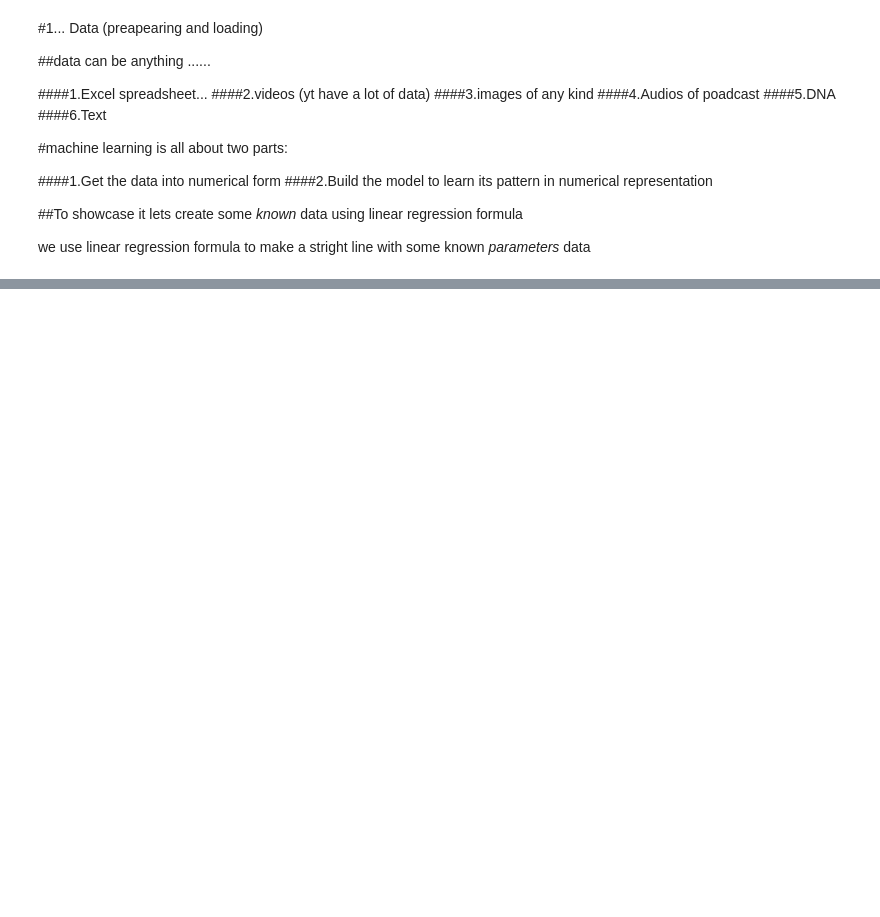
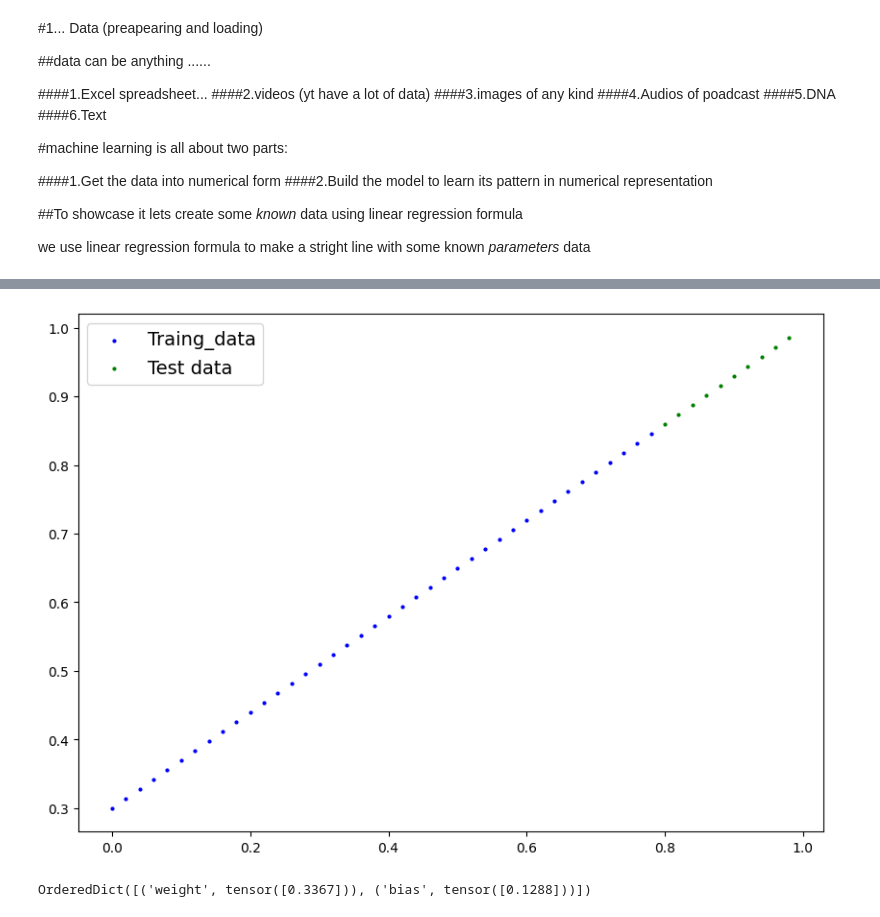
Before and after one commit to anmolkumar0717/Alphabet, a Jupyter notebook: 01PyTorch_workFlow.ipynb, the cells around one changed output, grey strips where cells are left out. Drawn from its saved outputs; the diff is of its cells as text; code cells hidden in the pictures; blank space fills up the shorter version.

```diff
--- a/01PyTorch_workFlow.ipynb
+++ b/01PyTorch_workFlow.ipynb
@@ -47,8 +47,8 @@ bias= 0.3
 
 start=0
 end=1
-step=0.03
-X= torch.arange(start,end,step)
+step=0.02
+X= torch.arange(start,end,step).unsqueeze(dim=1)
 Y= weight*X + bias
 
 X[:10],Y[:10],len(X),len(Y)
@@ -61,0 +75,7 @@ X[:10],Y[:10],len(X),len(Y)
+# %%
+#create a training/testing set split
+train_split=int(0.8*len(X))
+train_split
+X_train,Y_train=X[:train_split],Y[:train_split]
+X_test,Y_test=X[train_split:],Y[train_split:]
+len(X_train),len(Y_train),len(X_test),len(Y_test)
@@ -61,0 +101,25 @@ X[:10],Y[:10],len(X),len(Y)
+# %%
+def plot_predictions(train_data=X_train,
+                     train_lable=Y_train,
+                     test_data=X_test,
+                     test_lable=Y_test,
+                     prediction=None):
+  """Plots training data ,test data and compare the predictions.
+  """
+  plt.figure(figsize=(10,7))
+
+  # plot the traing data in blue
+  plt.scatter(train_data,train_lable, c="b",s=4,label="Traing_data")
+
+  # plot the test data in green
+  plt.scatter(test_data,test_lable,c="g",s=4,label="Test data")
+
+  #if there are any predection then this runs
+  if prediction is not None:
+    plt.scatter(test_data,prediction,c="r",s=4,label="prediction")
+
+  plt.legend(prop={"size":14})
+# %%
+plot_predictions()
+# %% [output]
+[figure, added]
@@ -61,0 +139,11 @@ X[:10],Y[:10],len(X),len(Y)
+# %%
+#rendom seed creation
+torch.manual_seed(42)
+
+#creating an instance to the class linearregressionkodel
+
+linear_model=LinearRegressionModel()
+list(linear_model.parameters())
+linear_model.state_dict()               # TO find out what the linear_model contains
+# %% [output]
+OrderedDict([('weight', tensor([0.3367])), ('bias', tensor([0.1288]))])
```
Also changed, not shown: parts of 44 cells of this notebook.
